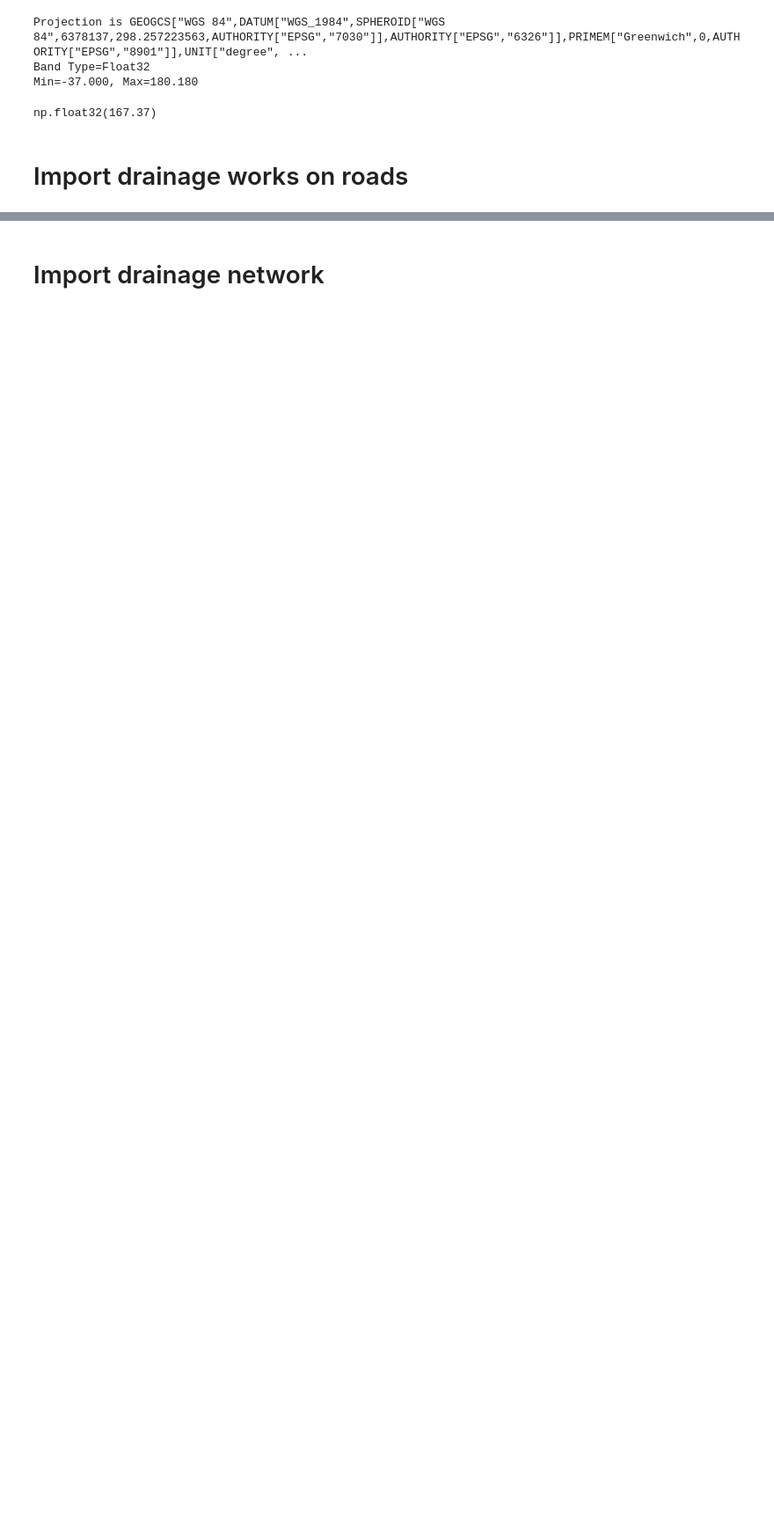
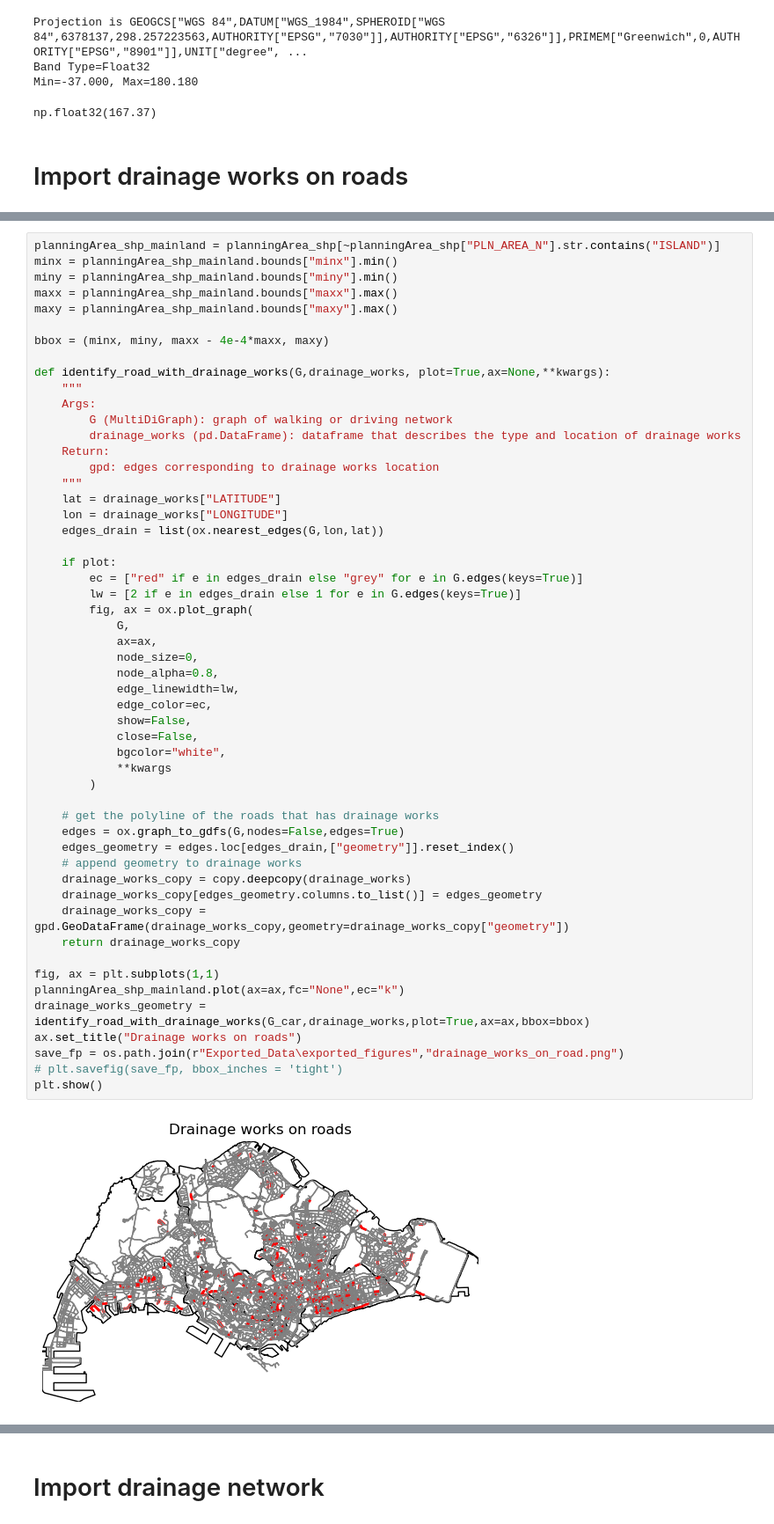
Before and after one commit to pakhuiying/property_prices_flood, a Jupyter notebook: drain_analysis.ipynb, the cells around one changed output, grey strips where cells are left out. Shown: that part at 88% size. Cells and saved outputs as stored; diff of their text form; blank space fills up the shorter version.

```diff
--- a/drain_analysis.ipynb
+++ b/drain_analysis.ipynb
@@ -190,0 +236,55 @@ length of df:  596
+# %%
+planningArea_shp_mainland = planningArea_shp[~planningArea_shp["PLN_AREA_N"].str.contains("ISLAND")]
+minx = planningArea_shp_mainland.bounds["minx"].min()
+miny = planningArea_shp_mainland.bounds["miny"].min()
+maxx = planningArea_shp_mainland.bounds["maxx"].max()
+maxy = planningArea_shp_mainland.bounds["maxy"].max()
+
+bbox = (minx, miny, maxx - 4e-4*maxx, maxy)
+
+def identify_road_with_drainage_works(G,drainage_works, plot=True,ax=None,**kwargs):
+    """
+    Args:
+        G (MultiDiGraph): graph of walking or driving network
+        drainage_works (pd.DataFrame): dataframe that describes the type and location of drainage works
+    Return:
+        gpd: edges corresponding to drainage works location
+    """
+    lat = drainage_works["LATITUDE"]
+    lon = drainage_works["LONGITUDE"]
+    edges_drain = list(ox.nearest_edges(G,lon,lat))
+
+    if plot:
+        ec = ["red" if e in edges_drain else "grey" for e in G.edges(keys=True)]
+        lw = [2 if e in edges_drain else 1 for e in G.edges(keys=True)]
+        fig, ax = ox.plot_graph(
+            G,
+            ax=ax,
+            node_size=0,
+            node_alpha=0.8,
+            edge_linewidth=lw,
+            edge_color=ec,
+            show=False,
+            close=False,
+            bgcolor="white",
+            **kwargs
+        )
+
+    # get the polyline of the roads that has drainage works
+    edges = ox.graph_to_gdfs(G,nodes=False,edges=True)
+    edges_geometry = edges.loc[edges_drain,["geometry"]].reset_index()
+    # append geometry to drainage works
+    drainage_works_copy = copy.deepcopy(drainage_works)
+    drainage_works_copy[edges_geometry.columns.to_list()] = edges_geometry
+    drainage_works_copy = gpd.GeoDataFrame(drainage_works_copy,geometry=drainage_works_copy["geometry"])
+    return drainage_works_copy
+
+fig, ax = plt.subplots(1,1)
+planningArea_shp_mainland.plot(ax=ax,fc="None",ec="k")
+drainage_works_geometry = identify_road_with_drainage_works(G_car,drainage_works,plot=True,ax=ax,bbox=bbox)
+ax.set_title("Drainage works on roads")
+save_fp = os.path.join(r"Exported_Data\exported_figures","drainage_works_on_road.png")
+# plt.savefig(save_fp, bbox_inches = 'tight')
+plt.show()
+# %% [output]
+[figure, added]
```
Also changed, not shown: parts of 3 cells of this notebook.
